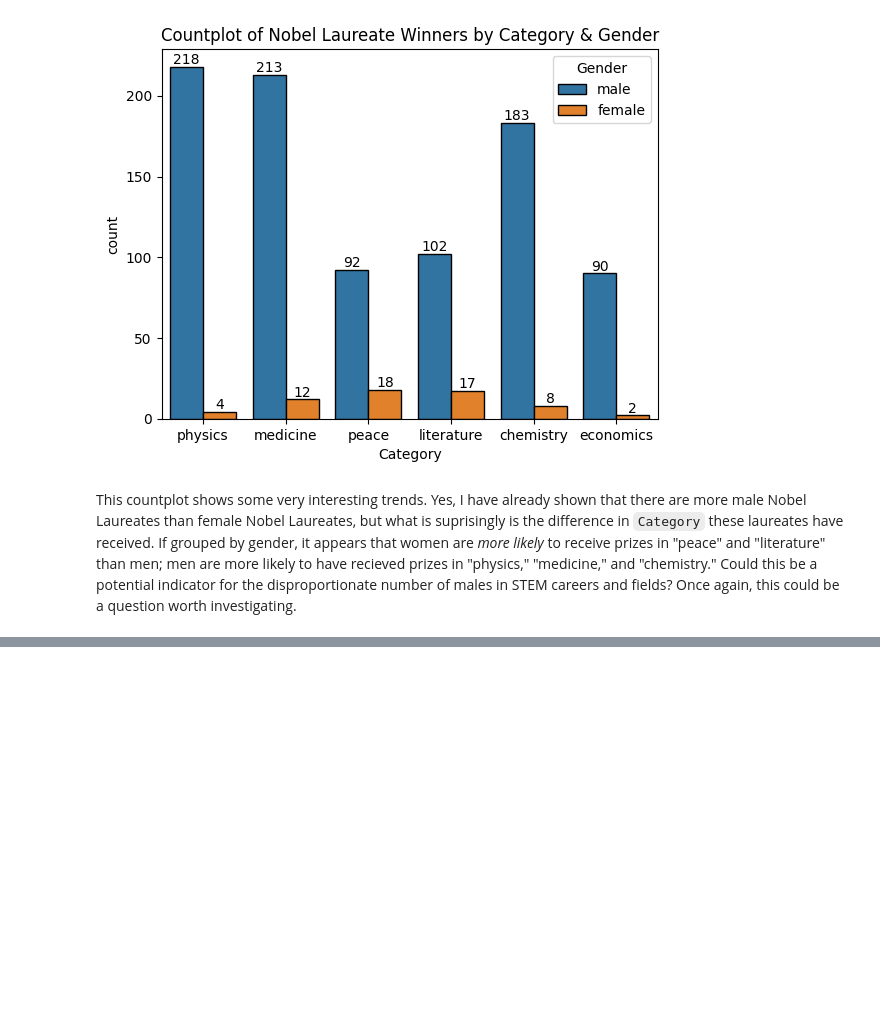
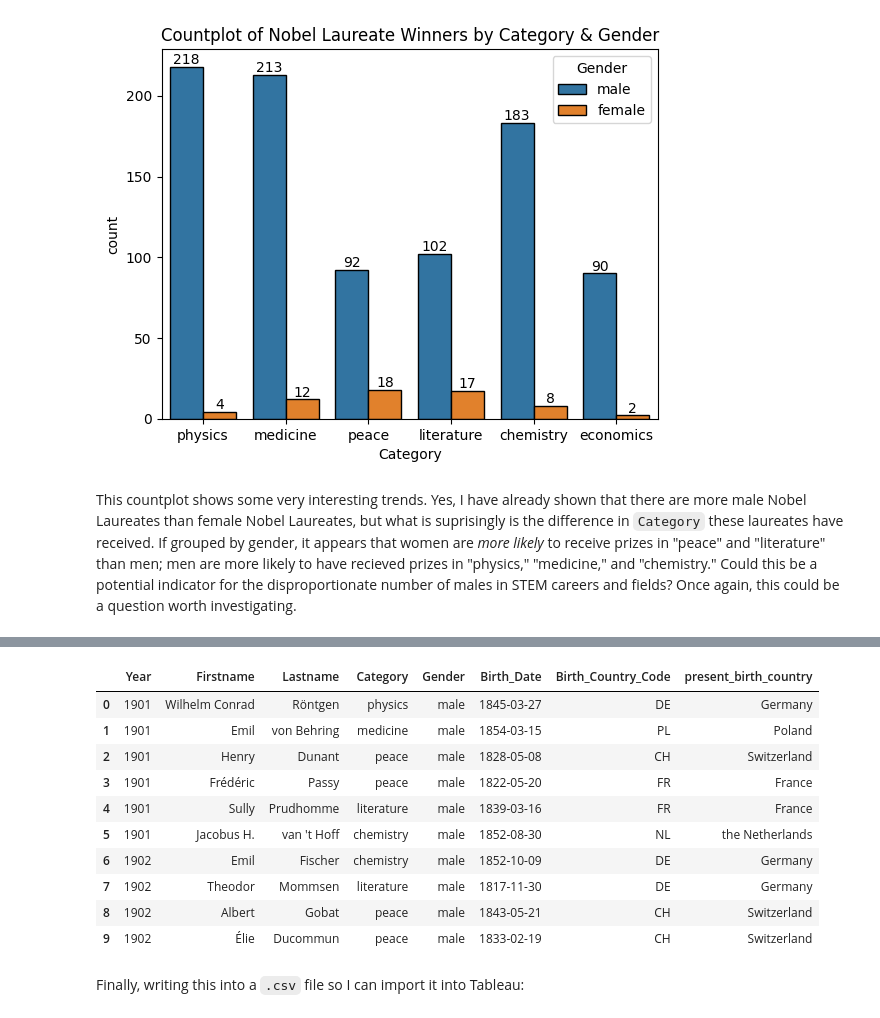
Before and after one commit to dnhuang/kaggle-projects, a Jupyter notebook: nobel-laureates/eda_and_preprocessing.ipynb, the cells around one changed output, grey strips where cells are left out. Cells and saved outputs as stored; diff of their text form; code cells hidden in the pictures; blank space fills up the shorter version.

```diff
--- a/nobel-laureates/eda_and_preprocessing.ipynb
+++ b/nobel-laureates/eda_and_preprocessing.ipynb
@@ -204,0 +245,6 @@ This countplot shows some very interesting trends. Yes, I have already shown tha
+# %%
+# impute 'Zanzibar' into row with null value
+without_org_df.loc[without_org_df['Birth_Country'].isna(), 'Birth_Country'] = 'Zanzibar'
+
+# check
+without_org_df[without_org_df['Birth_Country']=='Zanzibar']
@@ -204,0 +273,6 @@ This countplot shows some very interesting trends. Yes, I have already shown tha
+# %%
+# impute
+without_org_df.loc[17, 'Birth_Country'] = 'Denmark'
+
+# Check
+without_org_df.loc[17].Birth_Country
@@ -204,0 +283,11 @@ This countplot shows some very interesting trends. Yes, I have already shown tha
+# %%
+birth_country_arr = without_org_df['Birth_Country'] # get all birth countries
+
+present_birth_arr = [] # instantaite empty array
+for birth_country in birth_country_arr:
+    if "(" in birth_country: # use regex pattern to extract country
+        present_birth_arr.append(re.findall(present_country_pat, birth_country)[0]) # 0th item in array
+    else:
+        present_birth_arr.append(birth_country)
+
+present_birth_arr[:5] # taking a peek
@@ -204,0 +298,6 @@ This countplot shows some very interesting trends. Yes, I have already shown tha
+# %%
+# add column
+without_org_df['present_birth_country'] = present_birth_arr
+
+# check
+without_org_df.head()
@@ -204,0 +324,20 @@ This countplot shows some very interesting trends. Yes, I have already shown tha
+# %%
+# columns to project
+keep_col = ['Year', 'Firstname', 'Lastname', 'Category', 'Gender',
+            'Birth_Date', 'Birth_Country_Code', 'present_birth_country']
+final_nobel_df = without_org_df[keep_col] # projection
+final_nobel_df.head(10) # check
+# %% [output]
+|  | Year | Firstname | Lastname | Category | Gender | Birth_Date | Birth_Country_Code | present_birth_country |
+| 0 | 1901 | Wilhelm Conrad | Röntgen | physics | male | 1845-03-27 | DE | Germany |
+| 1 | 1901 | Emil | von Behring | medicine | male | 1854-03-15 | PL | Poland |
+| 2 | 1901 | Henry | Dunant | peace | male | 1828-05-08 | CH | Switzerland |
+| 3 | 1901 | Frédéric | Passy | peace | male | 1822-05-20 | FR | France |
+| 4 | 1901 | Sully | Prudhomme | literature | male | 1839-03-16 | FR | France |
+| 5 | 1901 | Jacobus H. | van 't Hoff | chemistry | male | 1852-08-30 | NL | the Netherlands |
+| 6 | 1902 | Emil | Fischer | chemistry | male | 1852-10-09 | DE | Germany |
+| 7 | 1902 | Theodor | Mommsen | literature | male | 1817-11-30 | DE | Germany |
+| 8 | 1902 | Albert | Gobat | peace | male | 1843-05-21 | CH | Switzerland |
+| 9 | 1902 | Élie | Ducommun | peace | male | 1833-02-19 | CH | Switzerland |
+# %% [markdown]
+Finally, writing this into a `.csv` file so I can import it into Tableau:
```
Also changed, not shown: parts of 29 cells of this notebook.
